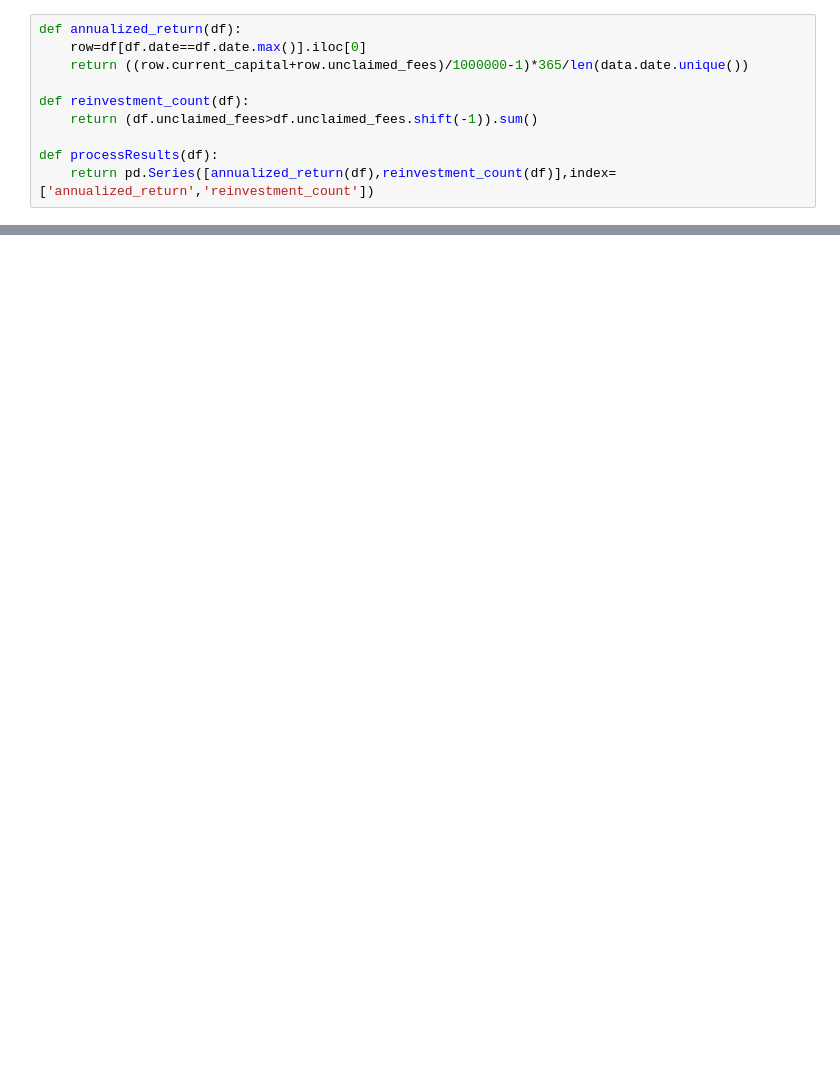
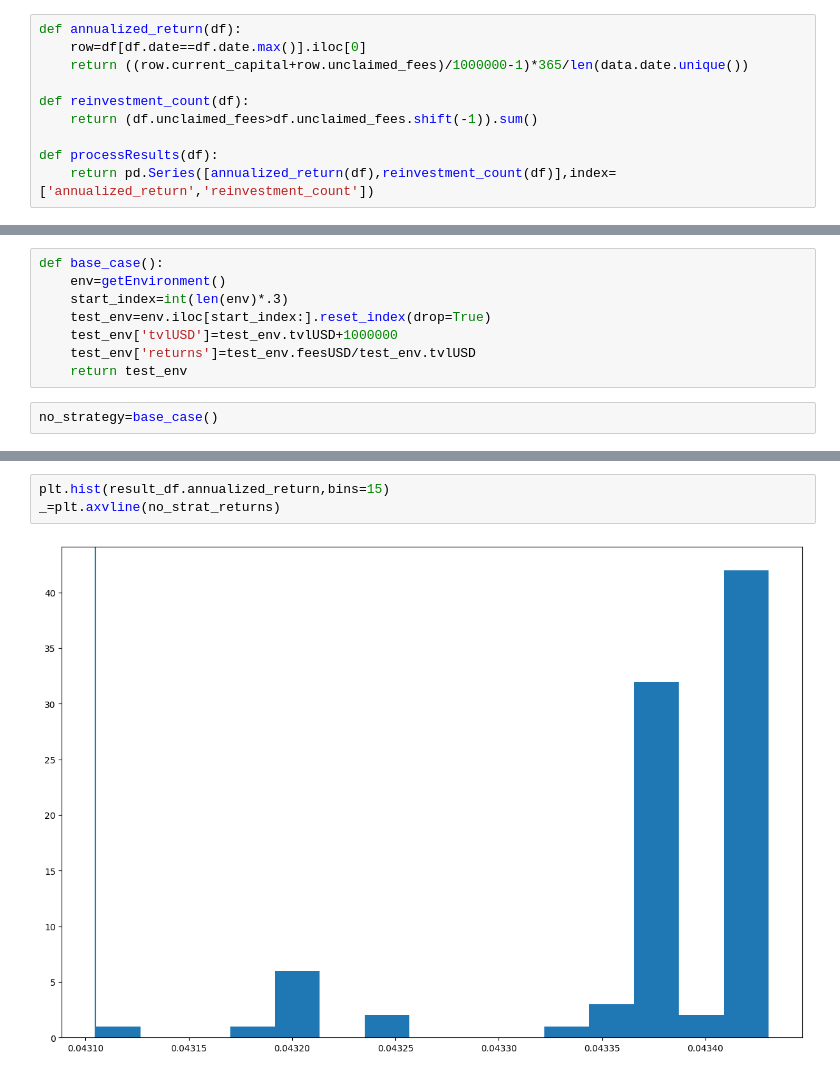
Before and after one commit to PabloBaiocchi/liquidityPoolStrategy, a Jupyter notebook: notebooks/simulation_result_analysis.ipynb, the cells around one changed output, grey strips where cells are left out. Cells and saved outputs as stored; diff of their text form; blank space fills up the shorter version.

```diff
--- a/notebooks/simulation_result_analysis.ipynb
+++ b/notebooks/simulation_result_analysis.ipynb
@@ -51,0 +55,10 @@ result_df.sort_values('annualized_return',ascending=False)
+# %%
+def base_case():
+    env=getEnvironment()
+    start_index=int(len(env)*.3)
+    test_env=env.iloc[start_index:].reset_index(drop=True)
+    test_env['tvlUSD']=test_env.tvlUSD+1000000
+    test_env['returns']=test_env.feesUSD/test_env.tvlUSD
+    return test_env
+# %%
+no_strategy=base_case()
@@ -52 +70,6 @@ result_df.sort_values('annualized_return',ascending=False)
+# %%
+plt.hist(result_df.annualized_return,bins=15)
+_=plt.axvline(no_strat_returns)
+# %% [output]
+[figure, added]
 # %%
```
Also changed, not shown: parts of 11 cells of this notebook, 6 other files.
